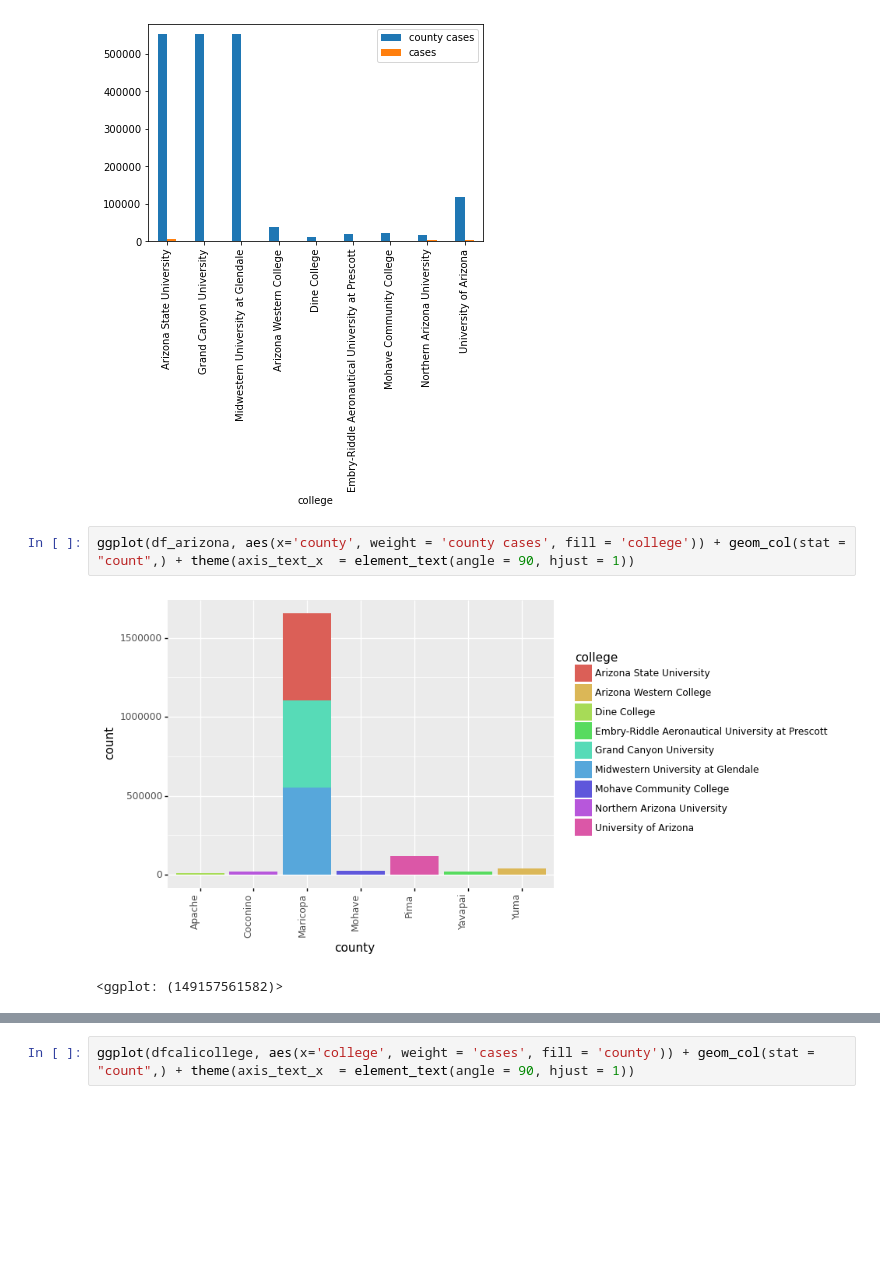
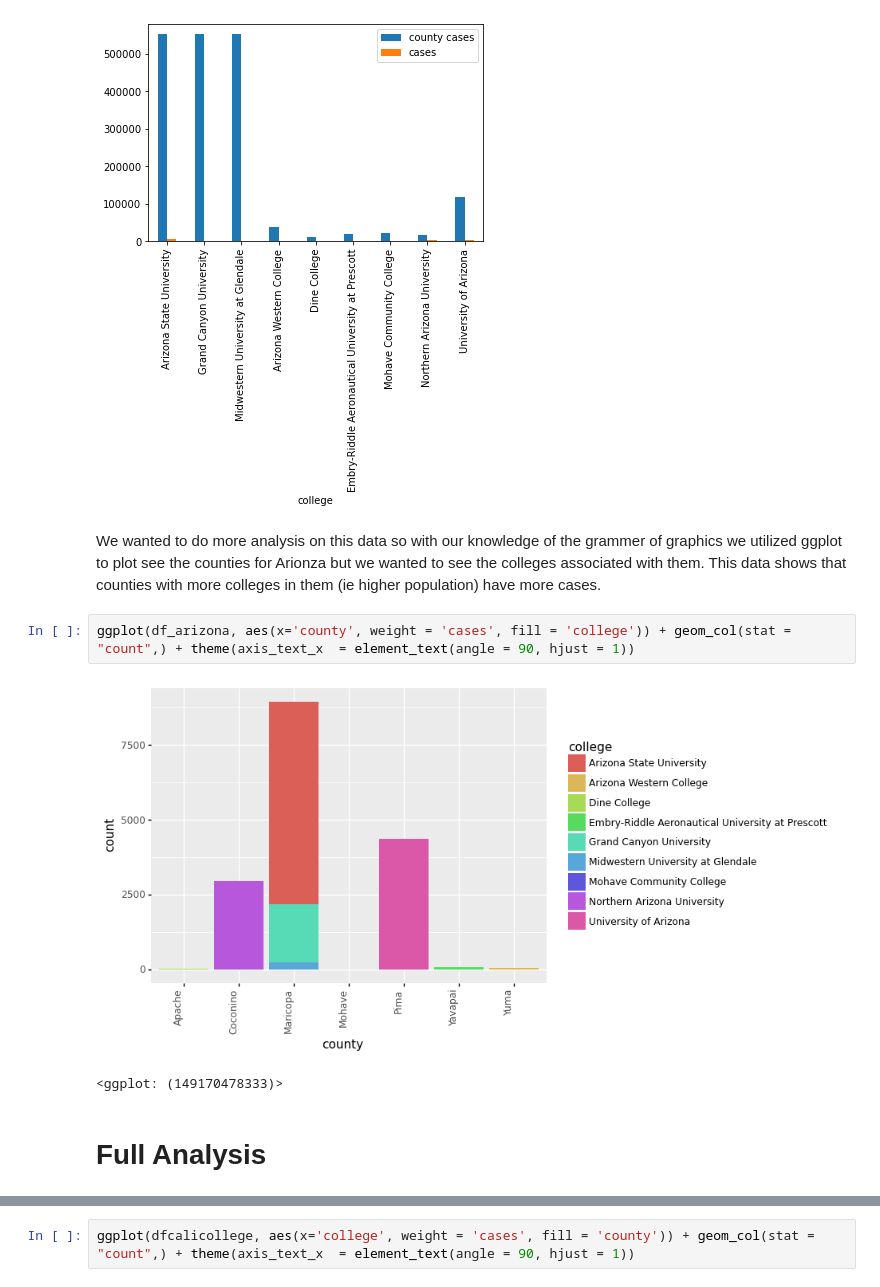
Before and after one commit to sabcodes/sta141B-final, a Jupyter notebook: Data-Graphs.ipynb, the cells around one changed output, grey strips where cells are left out. Saved outputs shown, nothing was run; the diff lists cells and outputs as text; blank space fills up the shorter version.

```diff
--- a/Data-Graphs.ipynb
+++ b/Data-Graphs.ipynb
@@ -148,8 +148,12 @@ df_arizona.plot(x="college", y=z, kind="bar")
 # %% [output]
 <AxesSubplot:xlabel='college'>
 [figure]
+# %% [markdown]
+We wanted to do more analysis on this data so with our knowledge of the grammer of graphics we utilized ggplot to plot see the counties for Arionza but we wanted to see the colleges associated with them. This data shows that counties with more colleges in them (ie higher population) have more cases.
 # %%
-ggplot(df_arizona, aes(x='county', weight = 'county cases', fill = 'college')) + geom_col(stat = "count",) + theme(axis_text_x  = element_text(angle = 90, hjust = 1))
+ggplot(df_arizona, aes(x='county', weight = 'cases', fill = 'college')) + geom_col(stat = "count",) + theme(axis_text_x  = element_text(angle = 90, hjust = 1))
 # %% [output]
-[figure, old version]
+[figure, new version]
-<ggplot: (149157561582)>
+<ggplot: (149170478333)>
+# %% [markdown]
+<h1>Full Analysis</h1>
```
Also changed, not shown: parts of 38 cells of this notebook.
